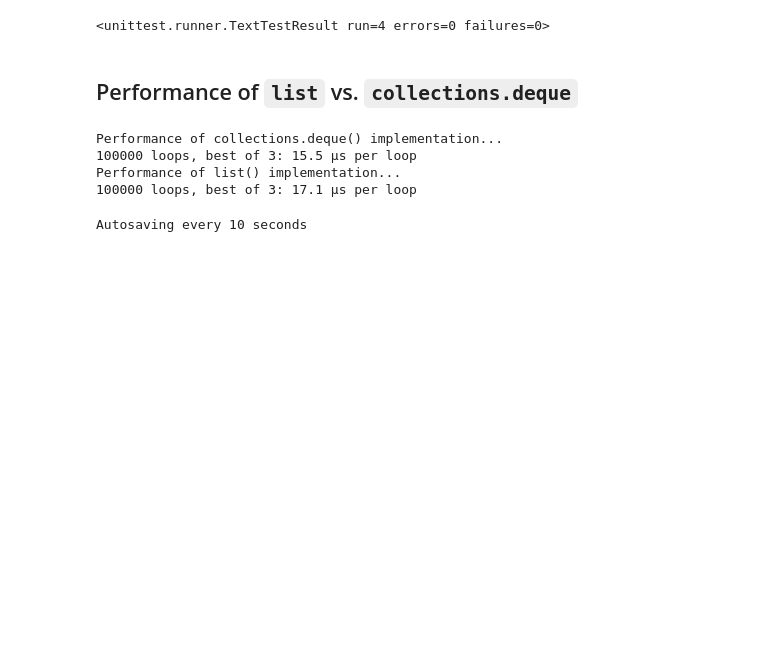
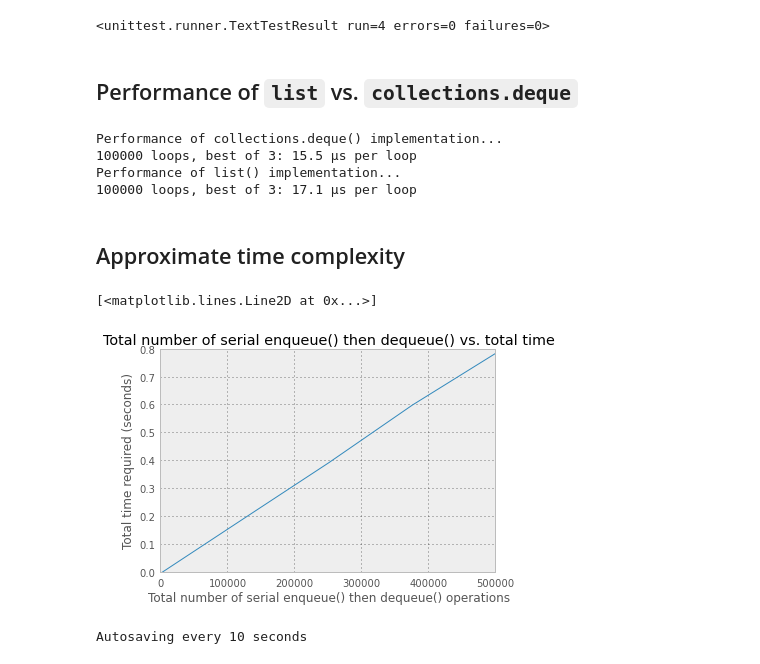
Before and after one commit to asimihsan/challenges, a Jupyter notebook: codingforinterviews/Queue using Two Stacks.ipynb, the cells around one changed output. Saved outputs shown, nothing was run; the diff lists cells and outputs as text; code cells hidden in the pictures; blank space fills up the shorter version.

Commit message:
Coding For Interviews - Queue using Two Stacks - Chart of time.

```diff
--- a/codingforinterviews/Queue using Two Stacks.ipynb
+++ b/codingforinterviews/Queue using Two Stacks.ipynb
@@ -105,6 +105,37 @@ Performance of collections.deque() implementation...
 100000 loops, best of 3: 15.5 µs per loop
 Performance of list() implementation...
 100000 loops, best of 3: 17.1 µs per loop
+# %% [markdown]
+## Approximate time complexity
+# %%
+import time
+
+import pandas as pd
+import numpy as np
+import matplotlib.pyplot as plt
+%matplotlib inline
+
+
+def work_to_do(q, size, reps=5):
+    results = []
+    for i in xrange(reps):
+        start = time.time()
+        for i in xrange(size):
+            q.enqueue(i)
+        for i in xrange(size):
+            q.dequeue()
+        results.append(time.time() - start)
+    return np.median(results)
+
+xs = np.linspace(1, 500000, num=5).astype(np.int64)
+ys = map(lambda x: work_to_do(MyQueue(), x), xs)
+plt.title("Total number of serial enqueue() then dequeue() vs. total time")
+plt.xlabel("Total number of serial enqueue() then dequeue() operations")
+plt.ylabel("Total time required (seconds)")
+plt.plot(xs, ys)
+# %% [output]
+[<matplotlib.lines.Line2D at 0x...>]
+[figure, added]
 # %%
 from IPython.core.display import HTML
 def css_styling():
```
